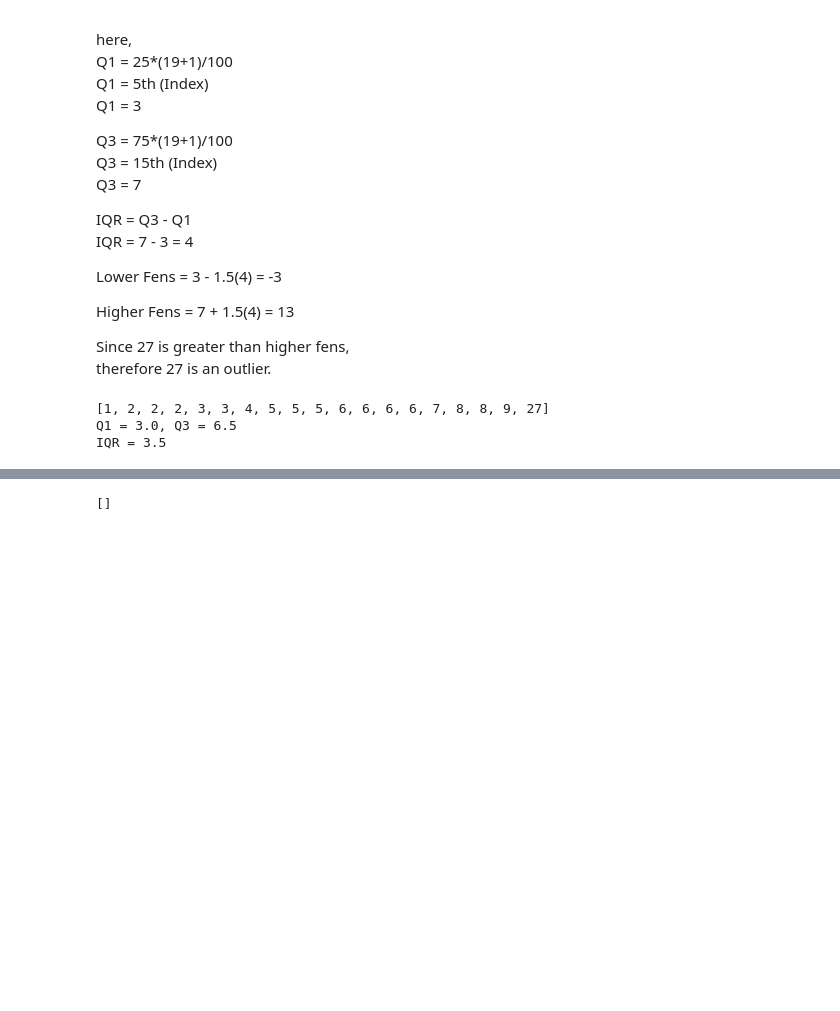
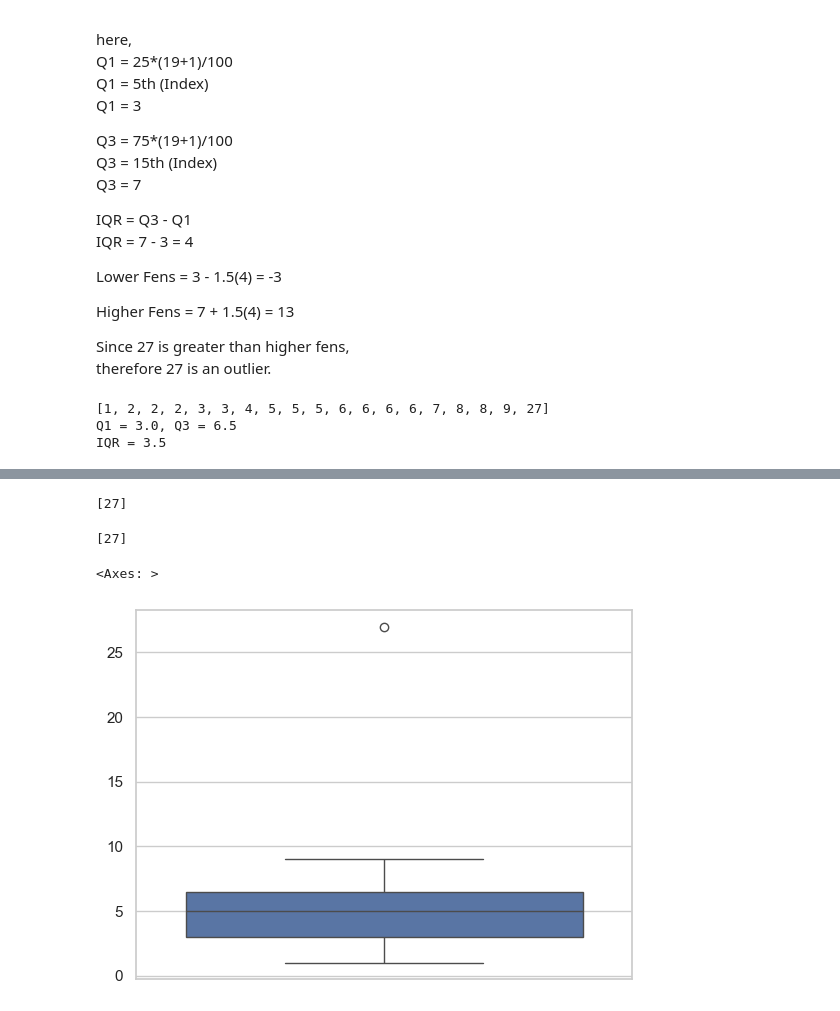
Before and after one commit to ritik-3/statistic-lerarning, a Jupyter notebook: main.ipynb, the cells around one changed output, grey strips where cells are left out. Saved outputs shown, nothing was run; the diff lists cells and outputs as text; code cells hidden in the pictures; blank space fills up the shorter version.

```diff
--- a/main.ipynb
+++ b/main.ipynb
@@ -204,7 +204,7 @@ therefore 27 is an outlier.
 # finding outlier using python
 # iqr method
 
-data = sorted(data)
+#data = sorted(data)
 print(data)
 
 q1, q3 = np.percentile(data, [25,75])
@@ -229,8 +228,10 @@ lower_fence = -2.25, upper_fence = 11.75
 outlier = []
 for i in data:
     if i < lower_fence or i > upper_fence:
-        data.append(i)
+        outlier.append(i)
 print(outlier)
+# %% [output]
+[27]
 # %%
 # using Z-score
 
@@ -246,4 +247,9 @@ def outlier_detect(data):
     return outlier
 outlier
 # %% [output]
-[]
+[27]
+# %%
+sns.boxplot(data)
+# %% [output]
+<Axes: >
+[figure, added]
```
Also changed, not shown: parts of 1 cell of this notebook.
